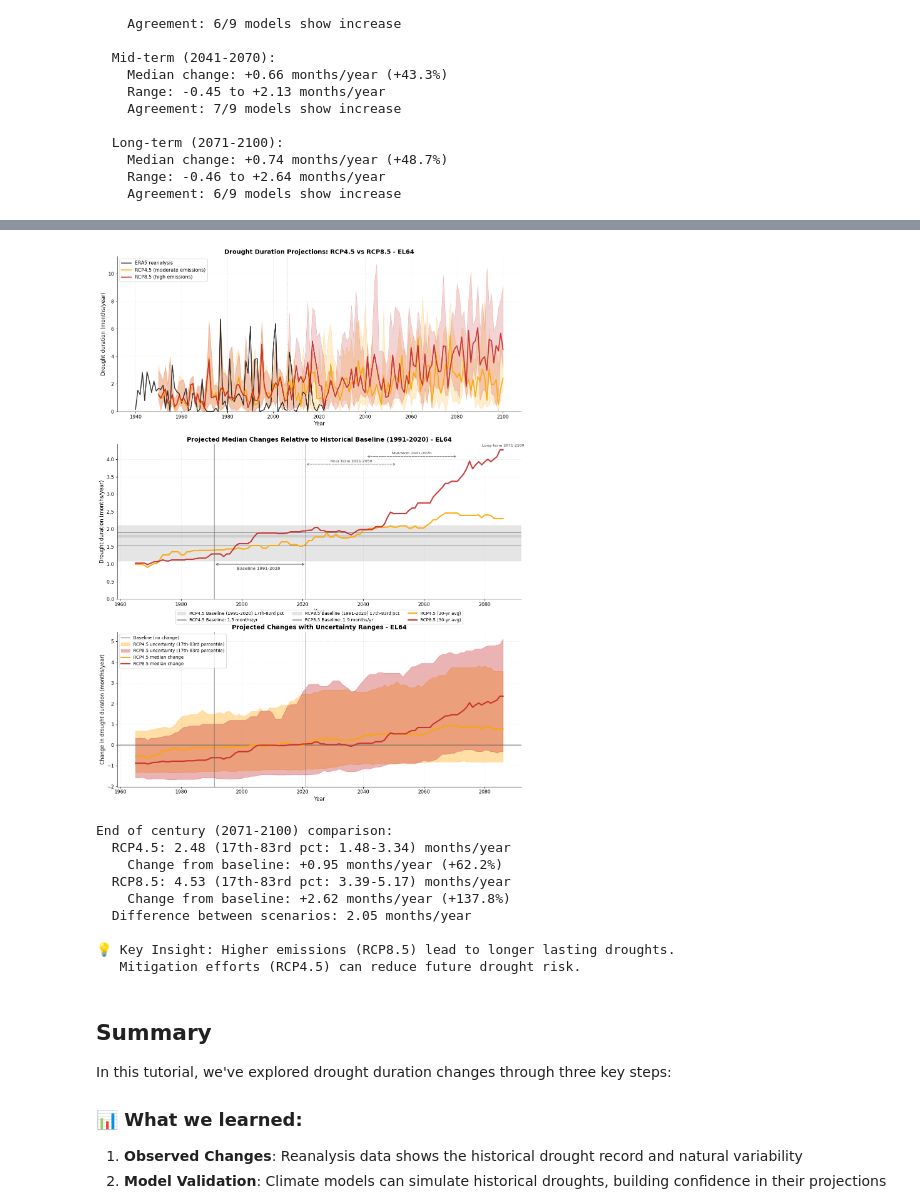
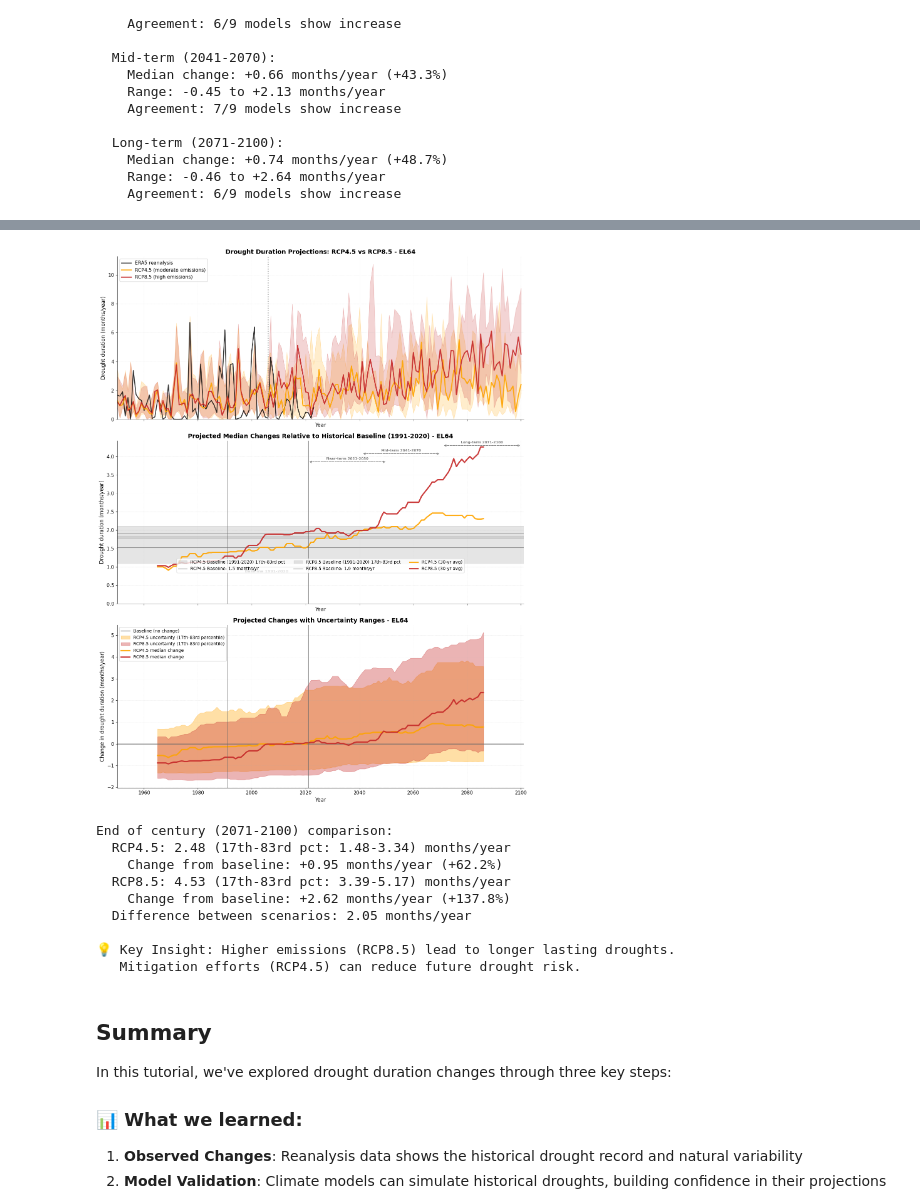
Before and after one commit to ecmwf-training/drought-exposure, a Jupyter notebook: tutorials/drought_duration.ipynb, the cells around one changed output, grey strips where cells are left out. Drawn from its saved outputs; the diff is of its cells as text; code cells hidden in the pictures.

```diff
--- a/tutorials/drought_duration.ipynb
+++ b/tutorials/drought_duration.ipynb
@@ -456,7 +467,7 @@ rcp45_median = rcp45_df.groupby('time')['dmd'].median().reset_index()
 rcp85_median = rcp85_df.groupby('time')['dmd'].median().reset_index()
 
 # Create figure with three subplots
-fig, (ax1, ax2, ax3) = plt.subplots(3, 1, figsize=(14, 18))
+fig, (ax1, ax2, ax3) = plt.subplots(3, 1, figsize=(14, 18), sharex=True)
 
 # ========== Top plot: Scenario comparison ==========
 # Reanalysis
@@ -501,7 +512,7 @@ ax1.grid(True, alpha=0.3, linestyle='--', linewidth=0.5)
 ax1.spines['top'].set_visible(False)
 ax1.spines['right'].set_visible(False)
 
-# ========== Bottom plot: Changes relative to baseline ==========
+# ========== Middle plot: Changes relative to baseline ==========
 # Calculate baseline from both scenarios
 baseline_rcp45 = rcp45_df[
     rcp45_df['time'].dt.year.between(baseline_start, baseline_end)
@@ -539,11 +550,10 @@ ax2.plot(rcp45_rolling.index, rcp45_rolling.values,
 ax2.plot(rcp85_rolling.index, rcp85_rolling.values,
         color='#c62828', linewidth=3, label=f'RCP8.5 ({rolling_window}-yr avg)', alpha=0.9)
 
-# Mark baseline period with vertical bars
+# baseline: mark baseline period with vertical bars
 ax2.axvline(pd.Timestamp(f'{baseline_start}-01-01'), color='dimgray', linestyle='-', linewidth=1.5, alpha=0.7)
 ax2.axvline(pd.Timestamp(f'{baseline_end}-12-31'), color='dimgray', linestyle='-', linewidth=1.5, alpha=0.7)
-
-# Add horizontal arrow showing baseline extent at bottom
+# baseline: add horizontal arrow showing baseline extent at bottom
 y_min = ax2.get_ylim()[0]
 y_bottom = y_min + (ax2.get_ylim()[1] - y_min) * 0.07
 baseline_mid = baseline_start + (baseline_end - baseline_start) // 2
@@ -553,11 +563,11 @@ ax2.annotate('', xy=(pd.Timestamp(f'{baseline_end}-12-31'), y_bottom),
 ax2.text(pd.Timestamp(f'{baseline_mid}-06-30'), y_bottom * 0.93, f'Baseline {baseline_start}-{baseline_end}',
         ha='center', va='top', fontsize=9, color='dimgray', fontweight='bold')
 
-# Mark future periods with horizontal arrows at different heights (reversed order: long-term highest)
+# projections: mark future periods with horizontal arrows at different heights (reversed order: long-term highest)
 period_info = [
-    ('2071-01-01', '2100-12-31', 'Long-term 2071-2100', 0.97),
-    ('2041-01-01', '2070-12-31', 'Mid-term 2041-2070', 0.92),
-    ('2021-01-01', '2050-12-31', 'Near-term 2021-2050', 0.87)
+    ('2071-01-01', '2099-12-31', 'Long-term 2071-2100', 0.97),
+    ('2041-01-01', '2069-12-31', 'Mid-term 2041-2070', 0.92),
+    ('2021-01-01', '2049-12-31', 'Near-term 2021-2050', 0.87)
 ]
 
 y_max = ax2.get_ylim()[1]
@@ -565,7 +575,7 @@ for start_date, end_date, label, height_factor in period_info:
     y_pos = y_max * height_factor
     ax2.annotate('', xy=(pd.Timestamp(end_date), y_pos),
                 xytext=(pd.Timestamp(start_date), y_pos),
-                arrowprops=dict(arrowstyle='<->', color='gray', lw=1.2, linestyle='--'))
+                arrowprops=dict(arrowstyle='-', color='gray', lw=1.2, linestyle='--'))
     # Calculate midpoint for text
     mid_date = pd.Timestamp(start_date) + (pd.Timestamp(end_date) - pd.Timestamp(start_date)) / 2
     ax2.text(mid_date, y_pos * 1.01, label,
@@ -576,12 +586,14 @@ ax2.set_ylabel('Drought duration (months/year)', fontsize=12)
 ax2.set_title(f'Projected Median Changes Relative to Historical Baseline ({baseline_start}-{baseline_end}) - {admin_id}',
              fontsize=14, fontweight='bold')
 ax2.set_ylim(bottom=0)  # Drought duration cannot be negative
-ax2.legend(loc='lower center', bbox_to_anchor=(0.5, -0.175), ncol=3, fontsize=10, frameon=True)
+# Set x-axis limits to extend to 2100
+ax2.set_xlim(left=pd.Timestamp('1950-01-01'), right=pd.Timestamp('2100-12-31'))
+ax2.legend(loc='lower center', bbox_to_anchor=(0.5, 0.175), ncol=3, fontsize=10, frameon=True)
 ax2.grid(True, alpha=0.3, linestyle='--', linewidth=0.5)
 ax2.spines['top'].set_visible(False)
 ax2.spines['right'].set_visible(False)
 
-# ========== Third plot: Uncertainty bands (percentiles) ==========
+# ========== Bottom plot: Uncertainty bands (percentiles) ==========
 # Plot baseline reference line at zero change
 ax3.axhline(0, color='dimgray', linestyle='-', linewidth=2, alpha=0.7, label='Baseline (no change)')
 
@@ -609,34 +621,34 @@ ax3.axvline(pd.Timestamp(f'{baseline_end}-12-31'), color='dimgray', linestyle='-
 
 ax3.set_xlabel('Year', fontsize=12)
 ax3.set_ylabel('Change in drought duration (months/year)', fontsize=12)
 ax3.set_title(f'Projected Changes with Uncertainty Ranges - {admin_id}',
              fontsize=14, fontweight='bold')
 ax3.legend(loc='upper left', fontsize=10, frameon=True)
 ax3.grid(True, alpha=0.3, linestyle='--', linewidth=0.5)
 ax3.spines['top'].set_visible(False)
 ax3.spines['right'].set_visible(False)
 
 plt.tight_layout()
 plt.show()
 
 # Calculate end-of-century differences (relative to each scenario's own baseline)
 eoc_45 = rcp45_df[rcp45_df['time'].dt.year.between(2071, 2100)].groupby('model')['dmd'].median()
 eoc_85 = rcp85_df[rcp85_df['time'].dt.year.between(2071, 2100)].groupby('model')['dmd'].median()
 
 # Calculate changes from baseline
 change_45 = eoc_45.median() - baseline_rcp45.median()
 change_85 = eoc_85.median() - baseline_rcp85.median()
 
 print(f"\nEnd of century (2071-2100) comparison:")
 print(f"  RCP4.5: {eoc_45.median():.2f} (17th-83rd pct: {eoc_45.quantile(0.17):.2f}-{eoc_45.quantile(0.83):.2f}) months/year")
 print(f"    Change from baseline: {change_45:+.2f} months/year ({(change_45/baseline_rcp45.median())*100:+.1f}%)")
 print(f"  RCP8.5: {eoc_85.median():.2f} (17th-83rd pct: {eoc_85.quantile(0.17):.2f}-{eoc_85.quantile(0.83):.2f}) months/year")
 print(f"    Change from baseline: {change_85:+.2f} months/year ({(change_85/baseline_rcp85.median())*100:+.1f}%)")
 print(f"  Difference between scenarios: {(eoc_85.median() - eoc_45.median()):.2f} months/year")
 print(f"\n💡 Key Insight: Higher emissions (RCP8.5) lead to longer lasting droughts.")
 print(f"   Mitigation efforts (RCP4.5) can reduce future drought risk.")
 # %% [output]
-[figure, old version]
+[figure, new version]
 End of century (2071-2100) comparison:
   RCP4.5: 2.48 (17th-83rd pct: 1.48-3.34) months/year
     Change from baseline: +0.95 months/year (+62.2%)
```
Also changed, not shown: parts of 11 cells of this notebook.
